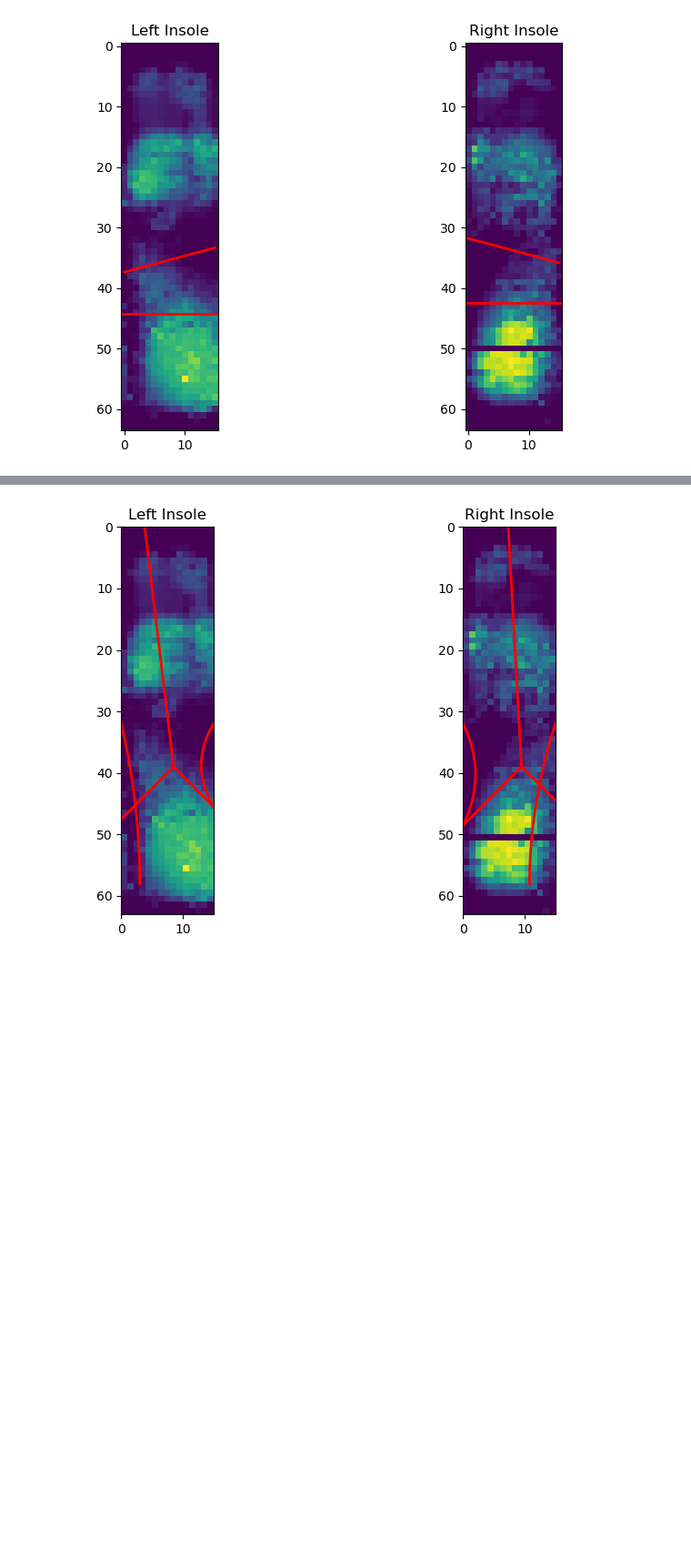
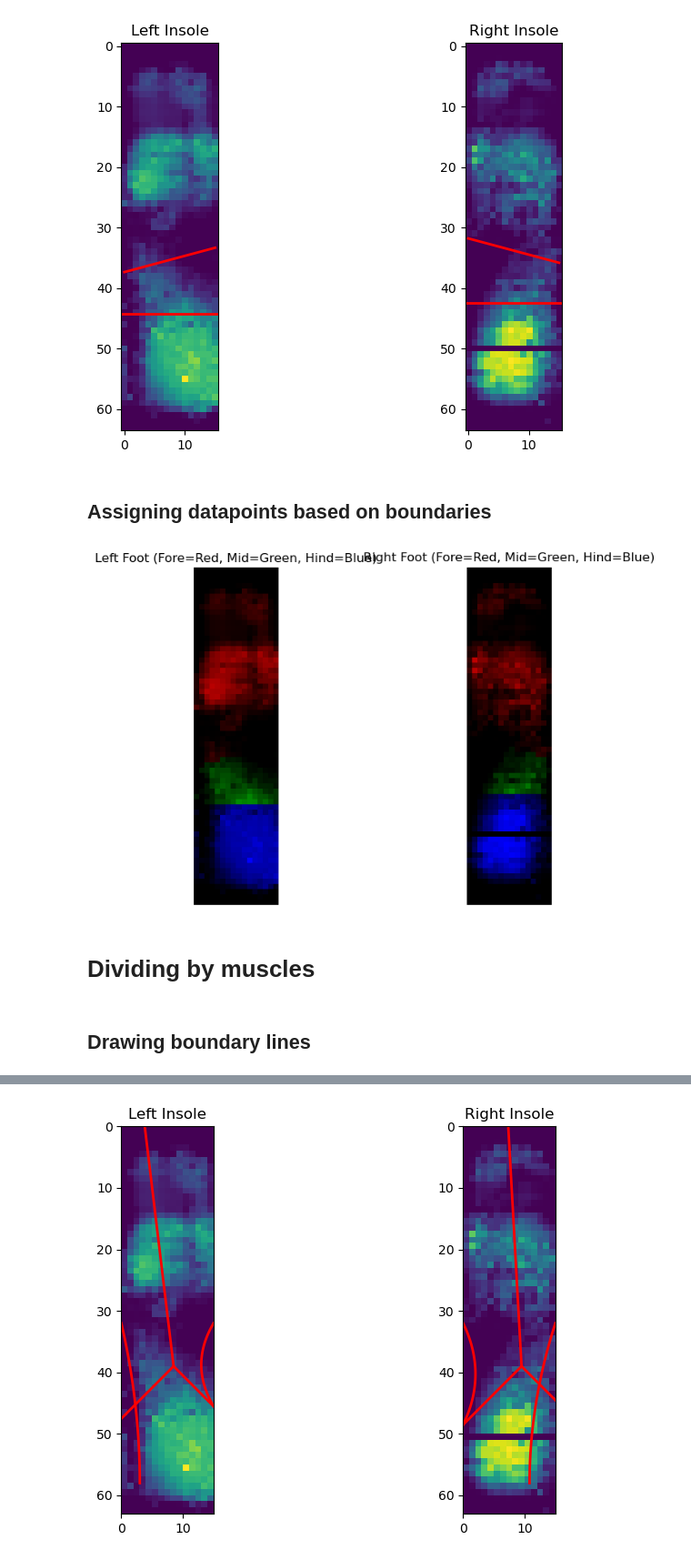
Before and after one commit to acheng41/PrecisionCareMedicine, a Jupyter notebook: anatomical_foot_segmentation.ipynb, the cells around one changed output, grey strips where cells are left out. Shown at 91% size. Cells and saved outputs as stored; diff of their text form; code cells hidden in the pictures; blank space fills up the shorter version.

Commit message:
antomical region analysis code

```diff
--- a/anatomical_foot_segmentation.ipynb
+++ b/anatomical_foot_segmentation.ipynb
@@ -127,3 +125,5 @@ plt.show()
 Left foot length: 58
 Right foot length 57
 [figure]
+# %% [markdown]
+## Assigning datapoints based on boundaries
@@ -130,3 +267,46 @@ Right foot length 57
+# %%
+region_colors = {
+    'fore': np.array([1.0, 0.0, 0.0]),  # Red
+    'mid':  np.array([0.0, 1.0, 0.0]),  # Green
+    'hind': np.array([0.0, 0.0, 1.0])   # Blue
+}
+
+# Build the color-coded images for left and right feet
+foot_left_img = build_color_foot_image(
+    'data_by_section/GAIT080624-01/walk_2/joint/forefoot_left.csv',
+    'data_by_section/GAIT080624-01/walk_2/joint/midfoot_left.csv',
+    'data_by_section/GAIT080624-01/walk_2/joint/hindfoot_left.csv',
+    region_colors
+)
+
+foot_right_img = build_color_foot_image(
+    'data_by_section/GAIT080624-01/walk_2/joint/forefoot_right.csv',
+    'data_by_section/GAIT080624-01/walk_2/joint/midfoot_right.csv',
+    'data_by_section/GAIT080624-01/walk_2/joint/hindfoot_right.csv',
+    region_colors
+)
+
+# Plot side by side
+plt.figure(figsize=(10, 5))
+
+plt.subplot(1, 2, 1)
+plt.imshow(foot_left_img, origin='upper')
+plt.title("Left Foot (Fore=Red, Mid=Green, Hind=Blue)")
+plt.axis('off')
+
+plt.subplot(1, 2, 2)
+plt.imshow(foot_right_img, origin='upper')
+plt.title("Right Foot (Fore=Red, Mid=Green, Hind=Blue)")
+plt.axis('off')
+
+plt.tight_layout()
+plt.show()
+# %% [output]
+[figure, added]
+# %% [markdown]
+# Dividing by muscles
+# %% [markdown]
+## Drawing boundary lines
 # %%
 # Helper functions to divide top and bottom by ratios
 def get_extreme_points_top(rows, cols, foot_top, n=15):
```
Also changed, not shown: parts of 24 cells of this notebook, 4 other files.
